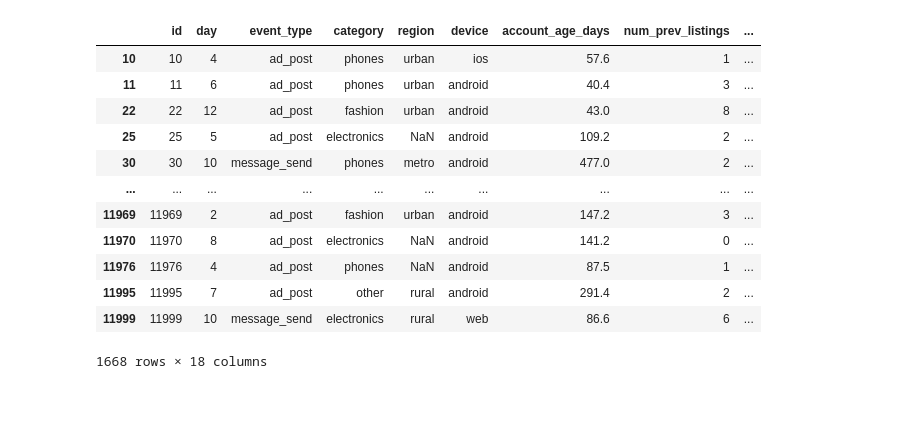
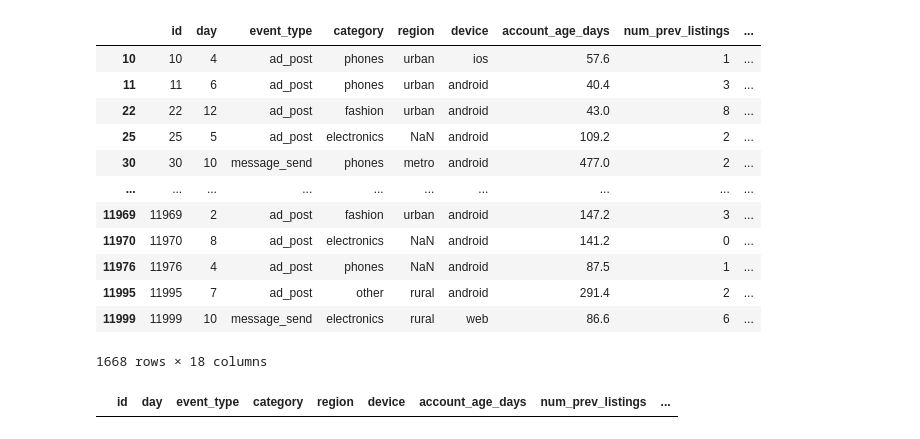
Before and after one commit to MarcusMorlock/Machine-Learning_Grupp4, a Jupyter notebook: report.ipynb, the cells around one changed output. Drawn from its saved outputs; the diff is of its cells as text; code cells hidden in the pictures; blank space fills up the shorter version.

```diff
--- a/report.ipynb
+++ b/report.ipynb
@@ -90,3 +90,11 @@ dtype: int64
 | 11995 | 11995 | 7 | ad_post | other | rural | android | 291.4 | 2 | ... |
 | 11999 | 11999 | 10 | message_send | electronics | rural | web | 86.6 | 6 | ... |
 1668 rows × 18 columns
+# %%
+df['price'] = df['price'].fillna(df['price'].median())
+df['region'] = df['region'].fillna(df['region'].mode()[0])
+df['time_to_first_response_min'] = df['time_to_first_response_min'].fillna(df['time_to_first_response_min'].median())
+# %%
+df[df.isnull().any(axis=1)]
+# %% [output]
+|  | id | day | event_type | category | region | device | account_age_days | num_prev_listings | ... |
```
